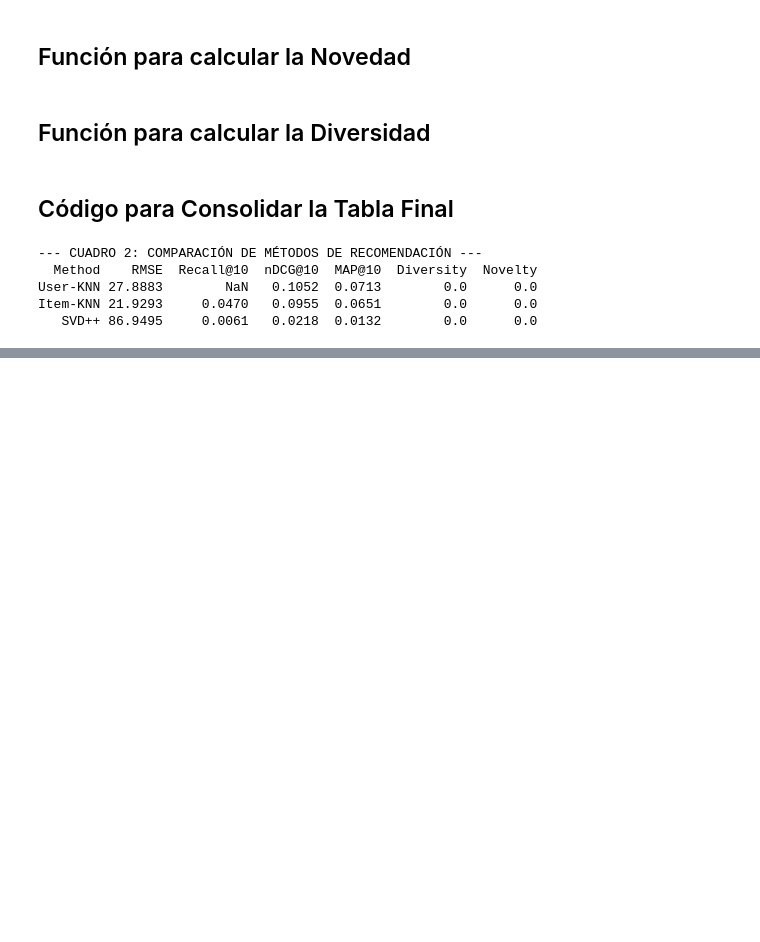
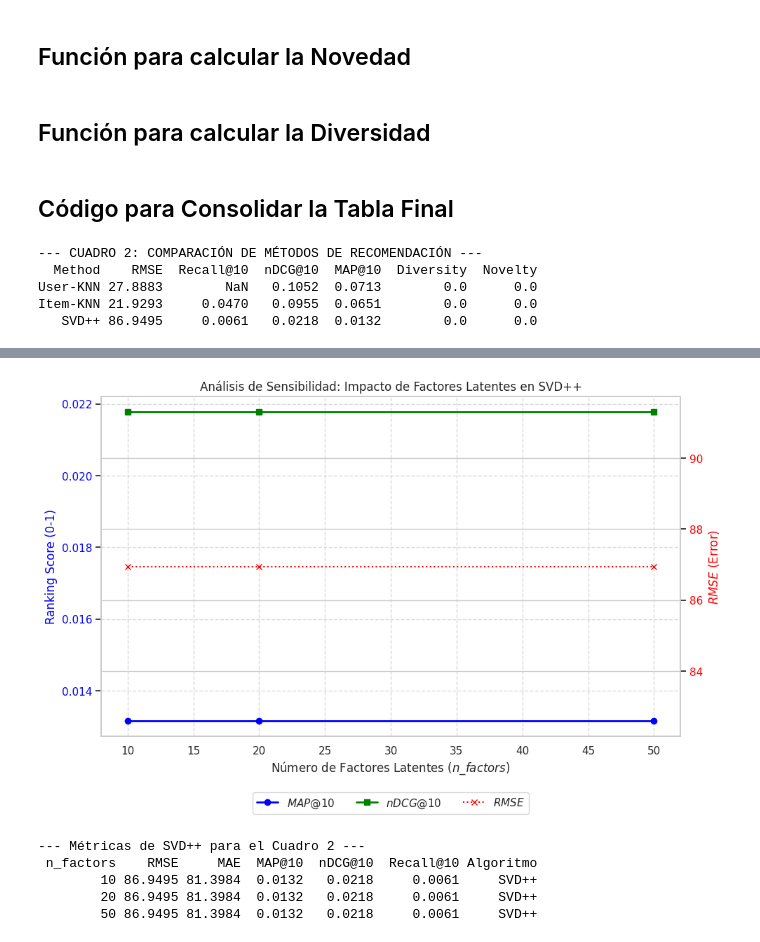
Before and after one commit to davidlealo/tarea_1_sisrec_2026, a Jupyter notebook: TAREA_1_SICREC_G26.ipynb, the cells around one changed output, grey strips where cells are left out. Saved outputs shown, nothing was run; the diff lists cells and outputs as text; code cells hidden in the pictures; blank space fills up the shorter version.

```diff
--- a/TAREA_1_SICREC_G26.ipynb
+++ b/TAREA_1_SICREC_G26.ipynb
@@ -1753,0 +1779,59 @@ Item-KNN 21.9293     0.0470   0.0955  0.0651        0.0      0.0
+# %%
+import pandas as pd
+import matplotlib.pyplot as plt
+import os
+
+# 1. Ruta corregida para SVD++
+log_path_svdpp = "/content/drive/MyDrive/Tarea_RecSys_2026/resultados_svdpp_yahoo.csv"
+
+if os.path.exists(log_path_svdpp):
+    # 2. Cargar datos
+    df_svd = pd.read_csv(log_path_svdpp)
+
+    # Extraer columnas para el gráfico
+    # Usamos n_factors en el eje X para modelos de factorización
+    factors = df_svd['n_factors'].values
+    map_values = df_svd['MAP@10'].values
+    ndcg_values = df_svd['nDCG@10'].values
+    rmse_values = df_svd['RMSE'].values
+
+    # 3. Generar el Gráfico de Sensibilidad (Requisito 1.2 del informe)
+    fig, ax1 = plt.subplots(figsize=(10, 6))
+
+    # Eje Ranking (MAP y nDCG)
+    ax1.set_xlabel(r'Número de Factores Latentes ($n\_factors$)')
+    ax1.set_ylabel(r'Ranking Score (0-1)', color='blue')
+    ax1.plot(factors, map_values, label=r'$MAP@10$', color='blue', marker='o', linewidth=2)
+    ax1.plot(factors, ndcg_values, label=r'$nDCG@10$', color='green', marker='s', linewidth=2)
+    ax1.tick_params(axis='y', labelcolor='blue')
+    ax1.grid(True, linestyle='--', alpha=0.7)
+
+    # Eje Error (RMSE)
+    ax2 = ax1.twinx()
+    ax2.set_ylabel(r'$RMSE$ (Error)', color='red')
+    ax2.plot(factors, rmse_values, label=r'$RMSE$', color='red', marker='x', linestyle=':')
+    ax2.tick_params(axis='y', labelcolor='red')
+
+    plt.title(r'Análisis de Sensibilidad: Impacto de Factores Latentes en SVD++')
+    fig.tight_layout()
+
+    # Leyenda combinada
+    lines, labels = ax1.get_legend_handles_labels()
+    lines2, labels2 = ax2.get_legend_handles_labels()
+    ax1.legend(lines + lines2, labels + labels2, loc='upper center', bbox_to_anchor=(0.5, -0.15), ncol=3)
+
+    plt.savefig('sensibilidad_svdpp_final.png', bbox_inches='tight')
+    plt.show()
+
+    # 4. Mostrar la tabla para el informe
+    print("\n--- Métricas de SVD++ para el Cuadro 2 ---")
+    print(df_svd.round(4).to_string(index=False))
+else:
+    print(f"Error: No se encontró el archivo {log_path_svdpp}. Revisa el nombre en tu carpeta de Drive.")
+# %% [output]
+[figure, added]
+--- Métricas de SVD++ para el Cuadro 2 ---
+ n_factors    RMSE     MAE  MAP@10  nDCG@10  Recall@10 Algoritmo
+        10 86.9495 81.3984  0.0132   0.0218     0.0061     SVD++
+        20 86.9495 81.3984  0.0132   0.0218     0.0061     SVD++
+        50 86.9495 81.3984  0.0132   0.0218     0.0061     SVD++
```
Also changed, not shown: parts of 2 cells of this notebook.
